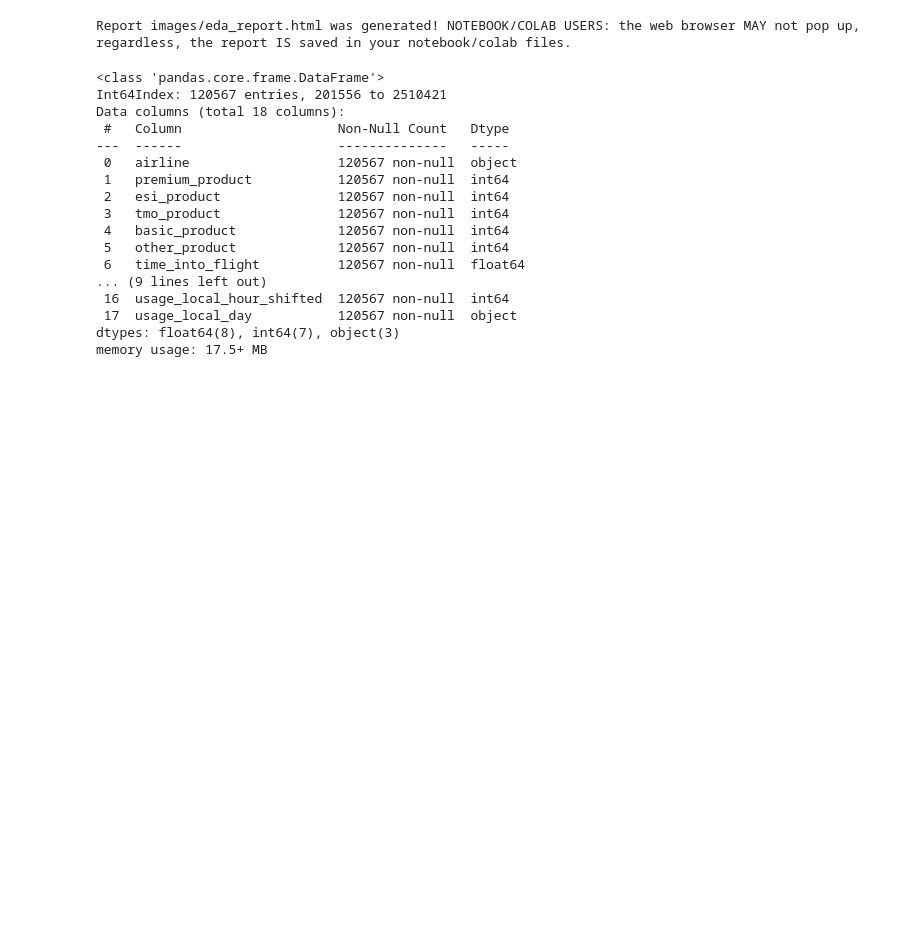
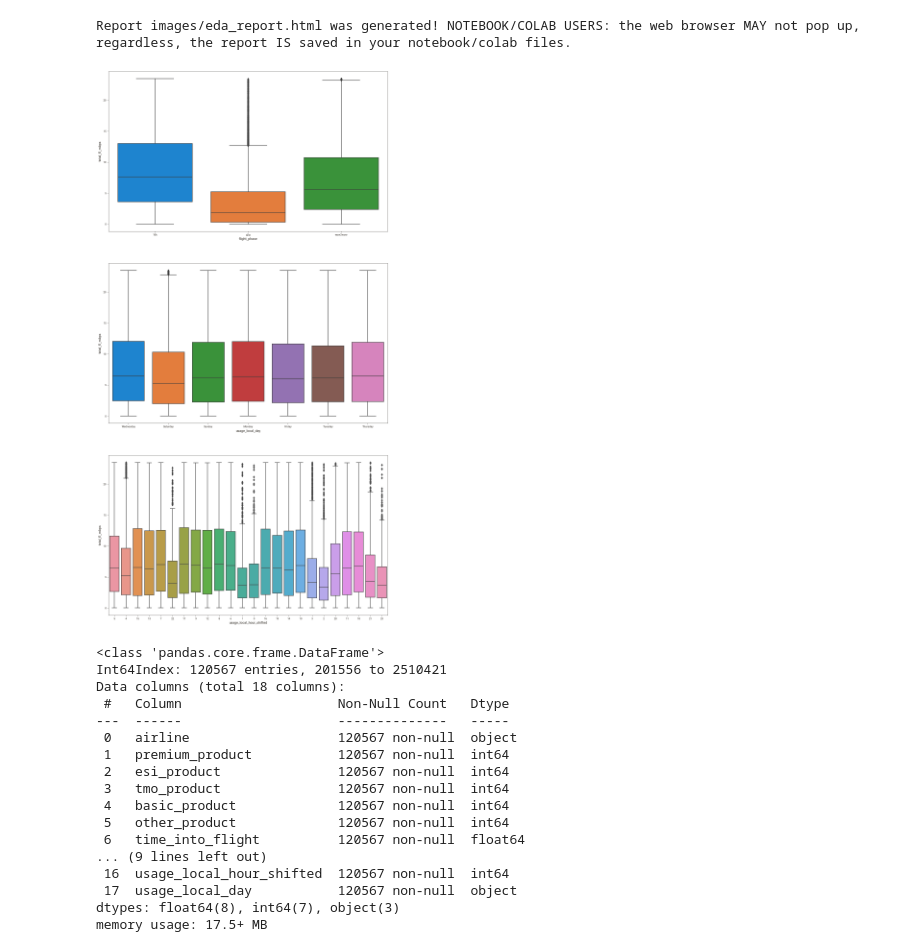
Before and after one commit to vulkenree/Machine-Learning-Projects, a Jupyter notebook: flight_usage_prediction/flight_internet_usage_prediction.ipynb, the cells around one changed output. Drawn from its saved outputs; the diff is of its cells as text; code cells hidden in the pictures; blank space fills up the shorter version.

```diff
--- a/flight_usage_prediction/flight_internet_usage_prediction.ipynb
+++ b/flight_usage_prediction/flight_internet_usage_prediction.ipynb
@@ -123,4 +112,14 @@ df_usage_eda_report = sv.analyze(df_usage_sampled[[col for col in df_usage_sampl
 df_usage_eda_report.show_html('images/eda_report.html')
 # %% [output]
 Report images/eda_report.html was generated! NOTEBOOK/COLAB USERS: the web browser MAY not pop up, regardless, the report IS saved in your notebook/colab files.
+# %%
+# Creating box plots to better understand the relationship of the categorical variables to the target variable
+
+fig, ax = plt.subplots(3, 1, figsize=(15, 30))
+sns.boxplot(x='flight_phase', y='total_fl_mbps', data=df_usage_sampled, ax=ax[0])
+sns.boxplot(x='usage_local_day', y='total_fl_mbps', data=df_usage_sampled, ax=ax[1])
+sns.boxplot(x='usage_local_hour_shifted', y='total_fl_mbps', data=df_usage_sampled, ax=ax[2])
+plt.show()
+# %% [output]
+[figure, added]
 # %%
```
Also changed, not shown: parts of 10 cells of this notebook, 2 other files.
